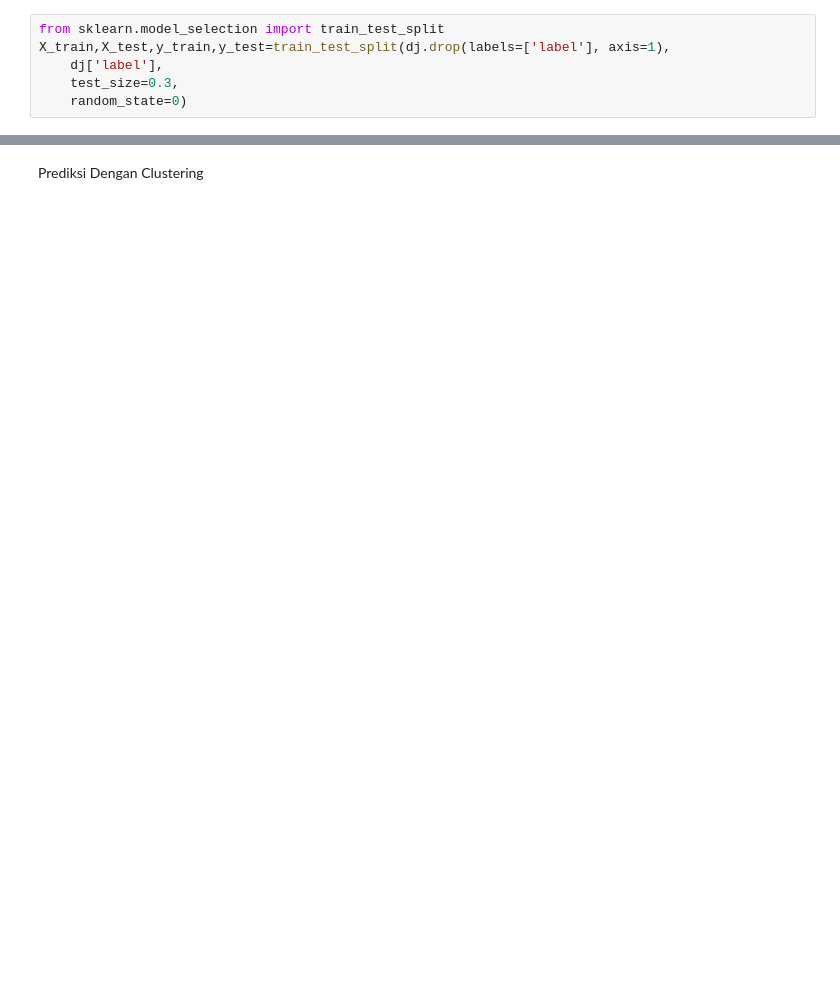
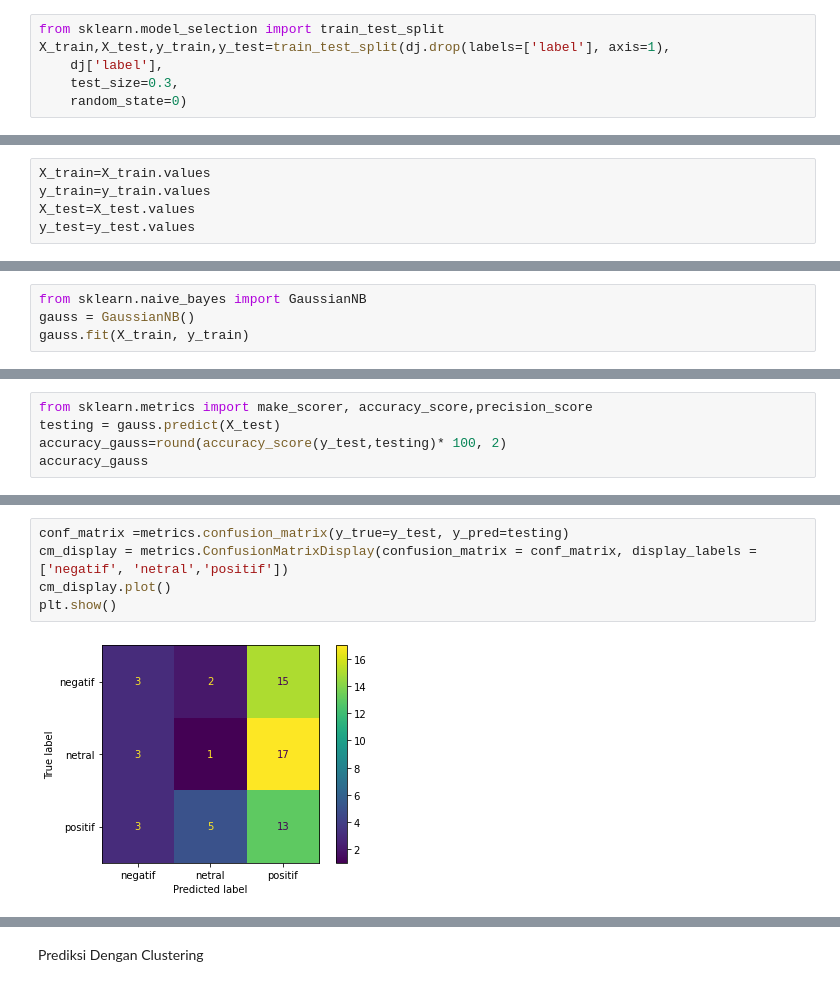
Before and after one commit to virgorasion/webmining, a Jupyter notebook: Crawling_twitter.ipynb, the cells around one changed output, grey strips where cells are left out. Saved outputs shown, nothing was run; the diff lists cells and outputs as text; blank space fills up the shorter version.

```diff
--- a/Crawling_twitter.ipynb
+++ b/Crawling_twitter.ipynb
@@ -400,2 +472,7 @@ Index([           ('2ini',),          ('alamat',),            ('alih',),
                   ('yuuk',)],
       dtype='object')
+# %%
+X_train=X_train.values
+y_train=y_train.values
+X_test=X_test.values
+y_test=y_test.values
@@ -401,0 +482,4 @@ Index([           ('2ini',),          ('alamat',),            ('alih',),
+# %%
+from sklearn.naive_bayes import GaussianNB
+gauss = GaussianNB()
+gauss.fit(X_train, y_train)
@@ -401,0 +488,5 @@ Index([           ('2ini',),          ('alamat',),            ('alih',),
+# %%
+from sklearn.metrics import make_scorer, accuracy_score,precision_score
+testing = gauss.predict(X_test)
+accuracy_gauss=round(accuracy_score(y_test,testing)* 100, 2)
+accuracy_gauss
@@ -401,0 +506,7 @@ Index([           ('2ini',),          ('alamat',),            ('alih',),
+# %%
+conf_matrix =metrics.confusion_matrix(y_true=y_test, y_pred=testing)
+cm_display = metrics.ConfusionMatrixDisplay(confusion_matrix = conf_matrix, display_labels = ['negatif', 'netral','positif'])
+cm_display.plot()
+plt.show()
+# %% [output]
+[figure, added]
```
Also changed, not shown: parts of 94 cells of this notebook, 28 other files.
